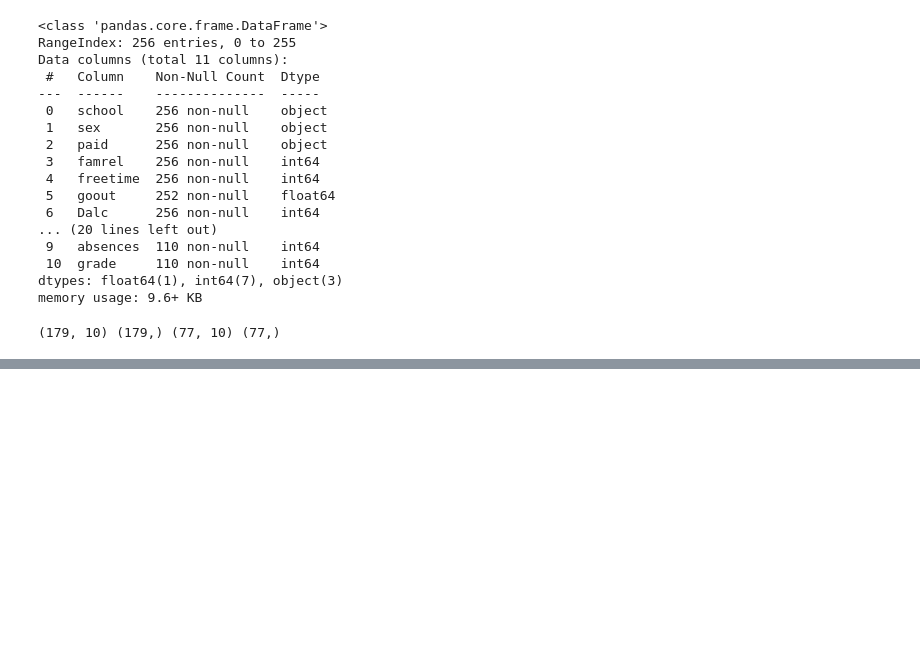
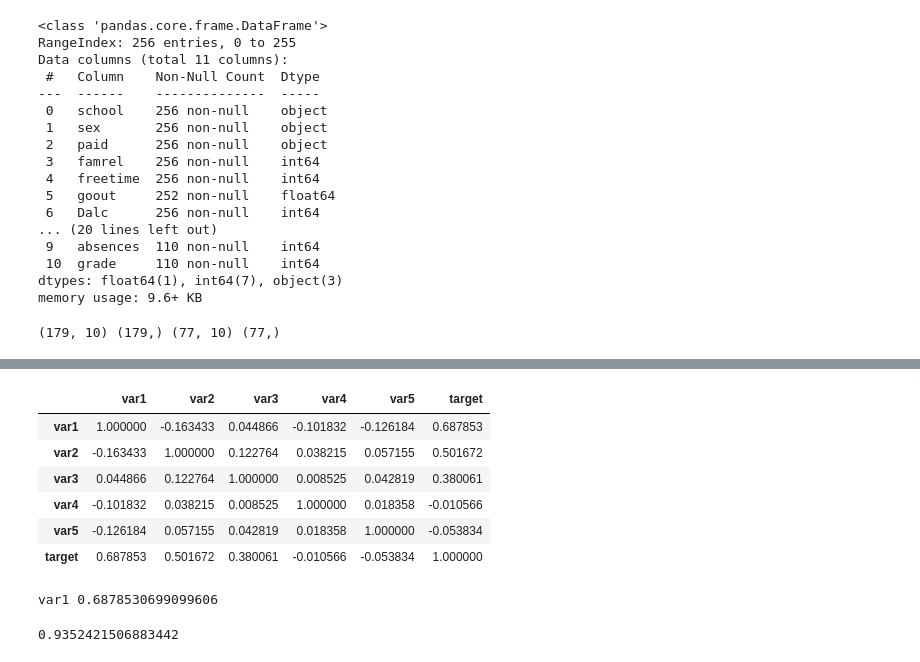
Before and after one commit to j00jun/DeepLearning_study, a Jupyter notebook: 빅분기_실기/etc/practice.ipynb, the cells around one changed output, grey strips where cells are left out. Cells and saved outputs as stored; diff of their text form; code cells hidden in the pictures; blank space fills up the shorter version.

```diff
--- a/빅분기_실기/etc/practice.ipynb
+++ b/빅분기_실기/etc/practice.ipynb
@@ -248,0 +603,14 @@ imputer = SimpleImputer()
+# %%
+import pandas as pd
+import numpy as np
+
+# 예제 데이터
+
+np.random.seed(42)
+n_samples = 100
+X = np.random.randn(n_samples, 5)
+y = 3 * X[:, 0] + 2 * X[:, 1] + X[:, 2] + np.random.randn(n_samples)
+df = pd.DataFrame(X, columns=['var1', 'var2', 'var3', 'var4', 'var5'])
+df['target'] = y
+
+df.head()
@@ -248,0 +624,26 @@ imputer = SimpleImputer()
+# %%
+# 상관계수 계산
+correlation_matrix = df.corr()
+correlation_matrix
+# %% [output]
+|  | var1 | var2 | var3 | var4 | var5 | target |
+| var1 | 1.000000 | -0.163433 | 0.044866 | -0.101832 | -0.126184 | 0.687853 |
+| var2 | -0.163433 | 1.000000 | 0.122764 | 0.038215 | 0.057155 | 0.501672 |
+| var3 | 0.044866 | 0.122764 | 1.000000 | 0.008525 | 0.042819 | 0.380061 |
+| var4 | -0.101832 | 0.038215 | 0.008525 | 1.000000 | 0.018358 | -0.010566 |
+| var5 | -0.126184 | 0.057155 | 0.042819 | 0.018358 | 1.000000 | -0.053834 |
+| target | 0.687853 | 0.501672 | 0.380061 | -0.010566 | -0.053834 | 1.000000 |
+# %%
+target_corr = correlation_matrix['target'].drop('target')
+max_corr_var = target_corr.abs().idxmax()
+max_corr_value = target_corr.abs().max()
+print(max_corr_var, max_corr_value)
+# %% [output]
+var1 0.6878530699099606
+# %%
+import statsmodels.formula.api as smf
+
+model = smf.ols("target ~ var1 + var2 + var3 + var4 + var5", data=df).fit()
+model.rsquared
+# %% [output]
+0.9352421506883442
```
Also changed, not shown: parts of 71 cells of this notebook, 2 other files.
